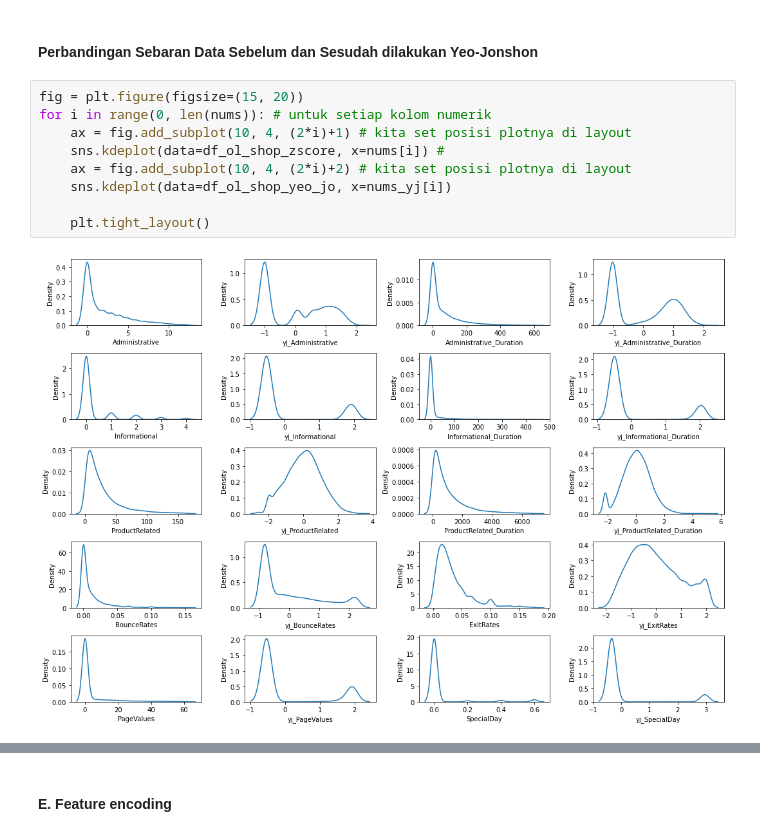
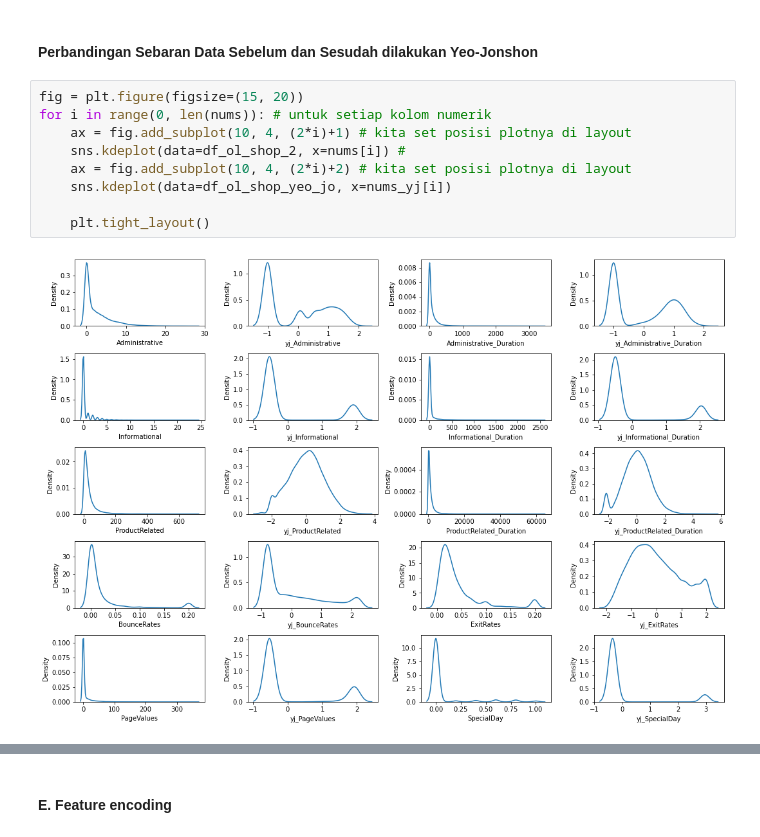
Before and after one commit to rahmars18/FinalProject, a Jupyter notebook: Pre_Processing.ipynb, the cells around one changed output, grey strips where cells are left out. Cells and saved outputs as stored; diff of their text form.

```diff
--- a/Pre_Processing.ipynb
+++ b/Pre_Processing.ipynb
@@ -397,11 +397,11 @@ df_ol_shop_yeo_jo.sample(5)
 # %%
 fig = plt.figure(figsize=(15, 20))
 for i in range(0, len(nums)): # untuk setiap kolom numerik
     ax = fig.add_subplot(10, 4, (2*i)+1) # kita set posisi plotnya di layout
-    sns.kdeplot(data=df_ol_shop_zscore, x=nums[i]) #
+    sns.kdeplot(data=df_ol_shop_2, x=nums[i]) #
     ax = fig.add_subplot(10, 4, (2*i)+2) # kita set posisi plotnya di layout
     sns.kdeplot(data=df_ol_shop_yeo_jo, x=nums_yj[i])
 
     plt.tight_layout()
 # %% [output]
-[figure, old version]
+[figure, new version]
```
Also changed, not shown: parts of 1 cell of this notebook.
